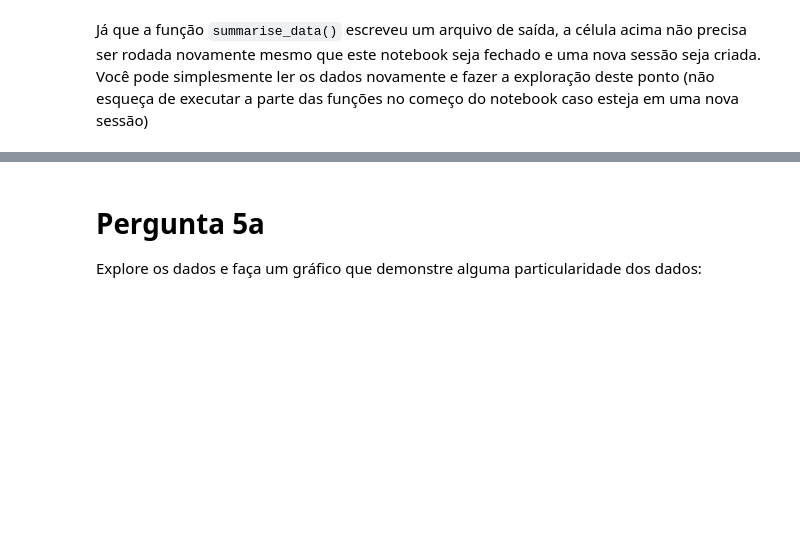
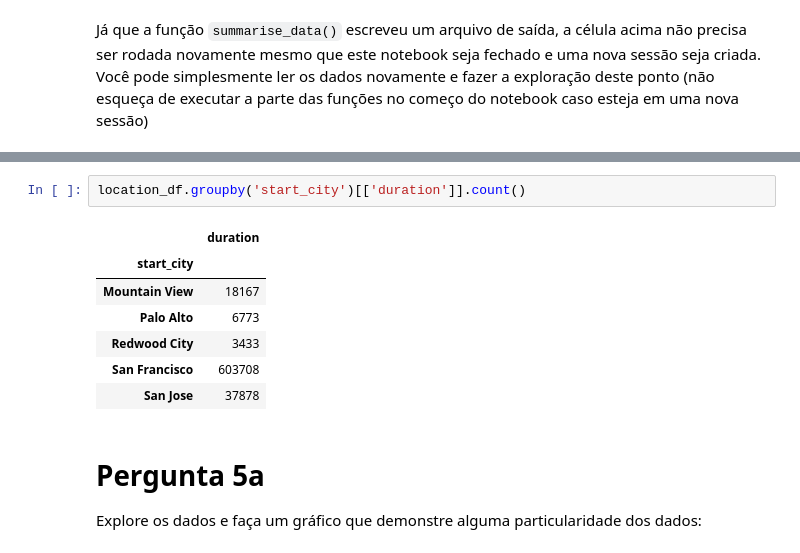
Before and after one commit to jpventura/BikeShareAnalysis, a Jupyter notebook: Analise_Bay_Area_Bike_Share-NDFDSI.ipynb, the cells around one changed output, grey strips where cells are left out. Drawn from its saved outputs; the diff is of its cells as text; blank space fills up the shorter version.

```diff
--- a/Analise_Bay_Area_Bike_Share-NDFDSI.ipynb
+++ b/Analise_Bay_Area_Bike_Share-NDFDSI.ipynb
@@ -518,3 +537,13 @@ location_df.head()
+# %%
+location_df.groupby('start_city')[['duration']].count()
+# %% [output]
+|  | duration |
+| start_city |  |
+| Mountain View | 18167 |
+| Palo Alto | 6773 |
+| Redwood City | 3433 |
+| San Francisco | 603708 |
+| San Jose | 37878 |
 # %% [markdown]
 # Pergunta 5a
 Explore os dados e faça um gráfico que demonstre alguma particularidade dos dados:
```
Also changed, not shown: parts of 9 cells of this notebook.
